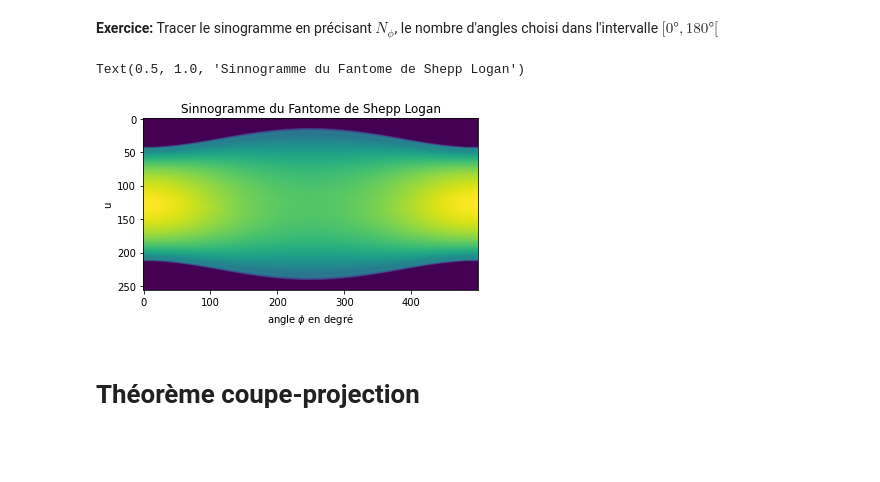
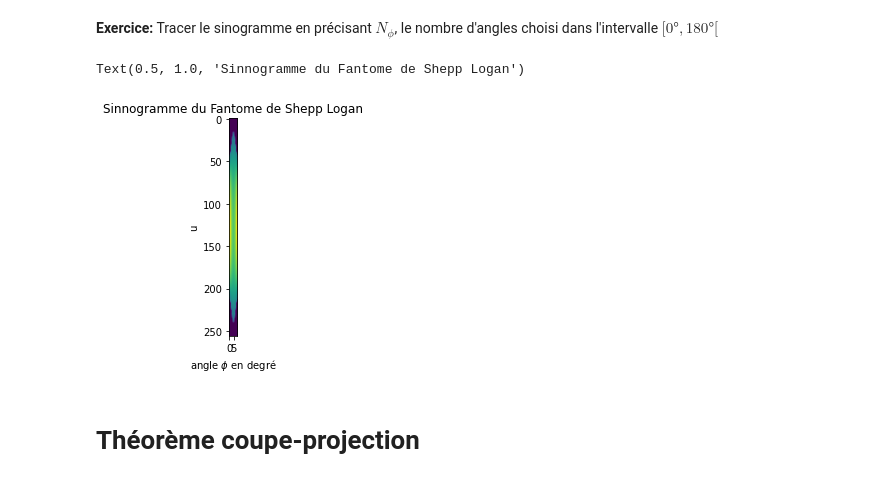
Before and after one commit to Guillaume0477/Tomographie, a Jupyter notebook: tp_tomo.ipynb, the cells around one changed output. Drawn from its saved outputs; the diff is of its cells as text; code cells hidden in the pictures; blank space fills up the shorter version.

```diff
--- a/tp_tomo.ipynb
+++ b/tp_tomo.ipynb
@@ -95,19 +96,19 @@ def RadonTransformSheppLogan(phideg):
 **Exercice:** Tracer le sinogramme en précisant $N_\phi$, le nombre d'angles choisi dans l'intervalle $[0°,180°[$
 # %%
 #Nombre d'angles à prendre en comtpe
-Nphi = 500
+Nphi = 10
 #Création des différents angles
 phis = np.linspace(0,180, Nphi)
 #Création du sinnogramme
 sinogram, s = RadonTransformSheppLogan(phis)
 #Affichage du sinnogramme
 plt.imshow(np.transpose(sinogram))
 plt.xlabel('angle $\phi$ en degré')
 plt.ylabel('u')
 plt.title("Sinnogramme du Fantome de Shepp Logan")
 # %% [output]
 Text(0.5, 1.0, 'Sinnogramme du Fantome de Shepp Logan')
-[figure, old version]
+[figure, new version]
 # %% [markdown]
 # Théorème coupe-projection
 # %% [markdown]
```
Also changed, not shown: parts of 6 cells of this notebook.
